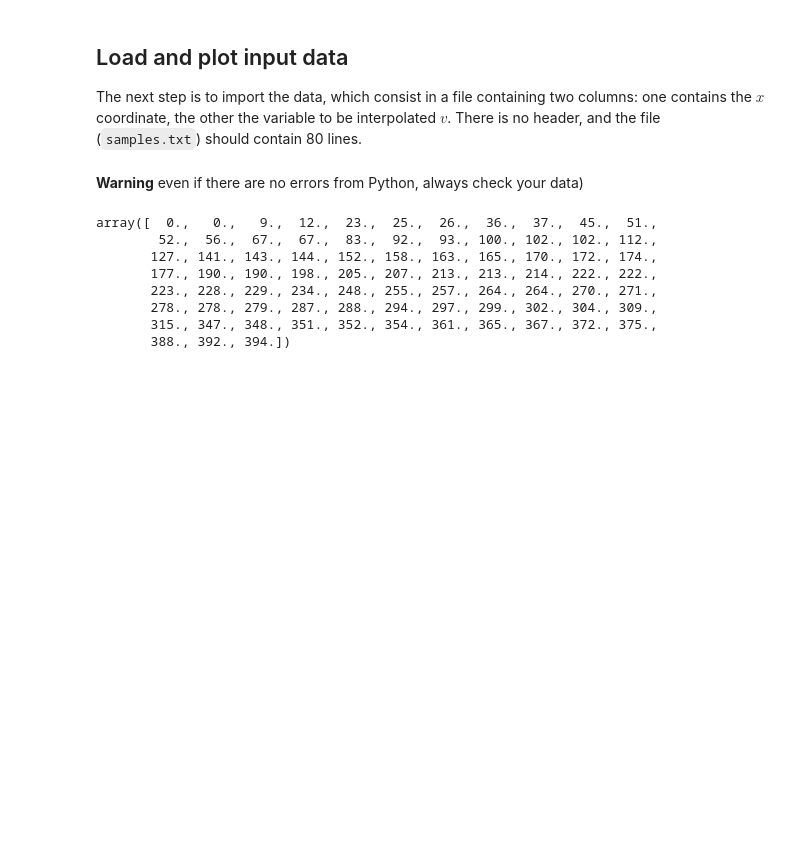
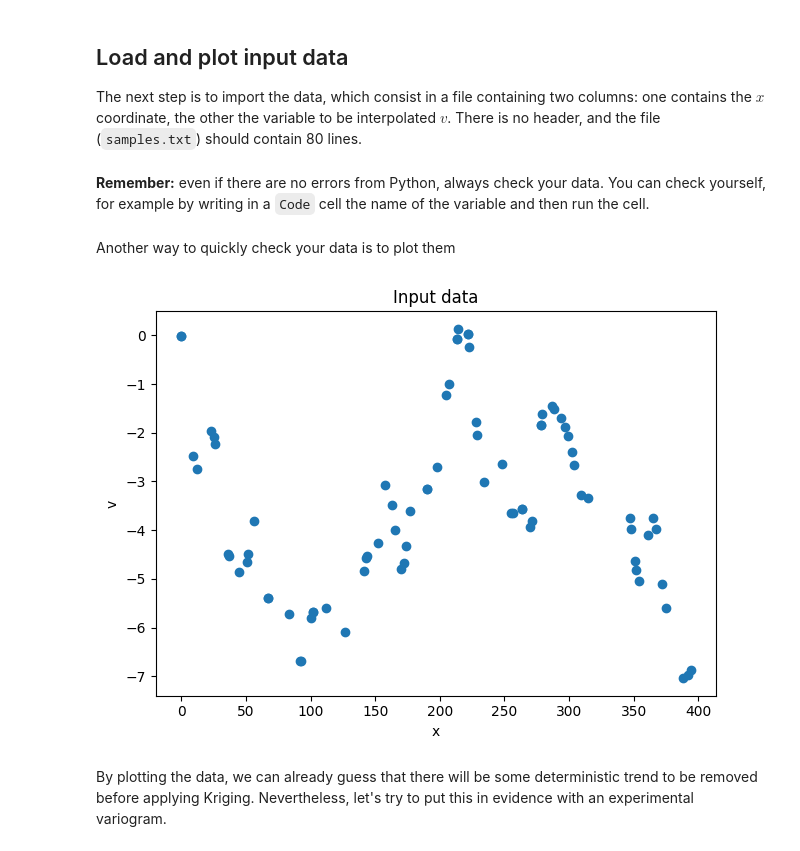
Before and after one commit to alecomunian/gmg, a Jupyter notebook: notebooks/trend/1D_synt.ipynb, the cells around one changed output. Cells and saved outputs as stored; diff of their text form; code cells hidden in the pictures; blank space fills up the shorter version.

```diff
--- a/notebooks/trend/1D_synt.ipynb
+++ b/notebooks/trend/1D_synt.ipynb
@@ -21,16 +28,18 @@ import scipy.interpolate as si
 The next step is to import the data, which consist in a file containing two columns: one contains the $x$ coordinate, the other the variable to be interpolated $v$. There is no header, and the file (`samples.txt`) should contain 80 lines.
 # %%
 x, v = np.loadtxt("1D_synt_samples.txt", unpack=True)
-# %% [markdown]
-**Warning** even if there are no errors from Python, always check your data)
-# %%
-x
-# %% [output]
-array([  0.,   0.,   9.,  12.,  23.,  25.,  26.,  36.,  37.,  45.,  51.,
-        52.,  56.,  67.,  67.,  83.,  92.,  93., 100., 102., 102., 112.,
-       127., 141., 143., 144., 152., 158., 163., 165., 170., 172., 174.,
-       177., 190., 190., 198., 205., 207., 213., 213., 214., 222., 222.,
-       223., 228., 229., 234., 248., 255., 257., 264., 264., 270., 271.,
-       278., 278., 279., 287., 288., 294., 297., 299., 302., 304., 309.,
-       315., 347., 348., 351., 352., 354., 361., 365., 367., 372., 375.,
-       388., 392., 394.])
+# %% [markdown]
+**Remember:** even if there are no errors from Python, always check your data. You can check yourself, for example by writing in a `Code` cell the name of the variable and then run the cell.
+# %% [markdown]
+Another way to quickly check your data is to plot them
+# %%
+fig, ax = pl.subplots(1,1, num="Input data")
+ax.set_title("Input data")
+ax.scatter(x,v)
+ax.set_xlabel("x")
+ax.set_ylabel("v")
+pl.tight_layout()
+# %% [output]
+[figure, added]
+# %% [markdown]
+By plotting the data, we can already guess that there will be some deterministic trend to be removed before applying Kriging. Nevertheless, let's try to put this in evidence with an experimental variogram.
```
Also changed, not shown: parts of 39 cells of this notebook, 2 other files.
